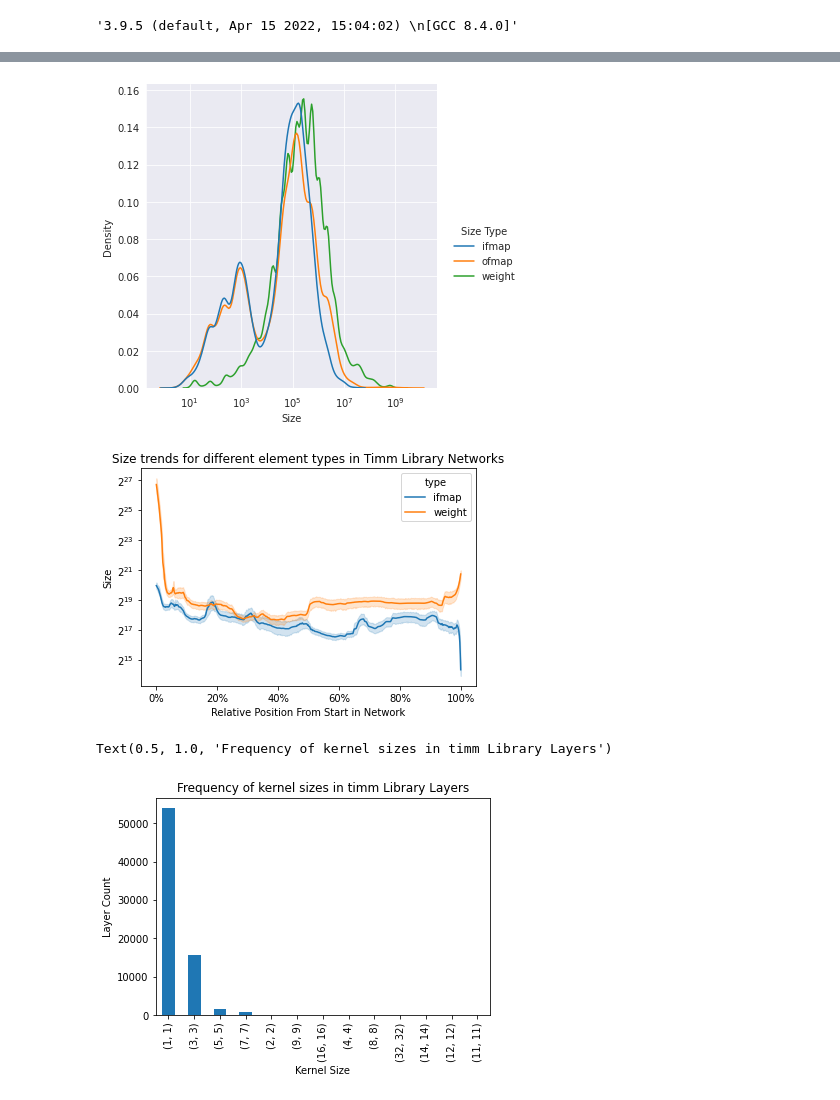
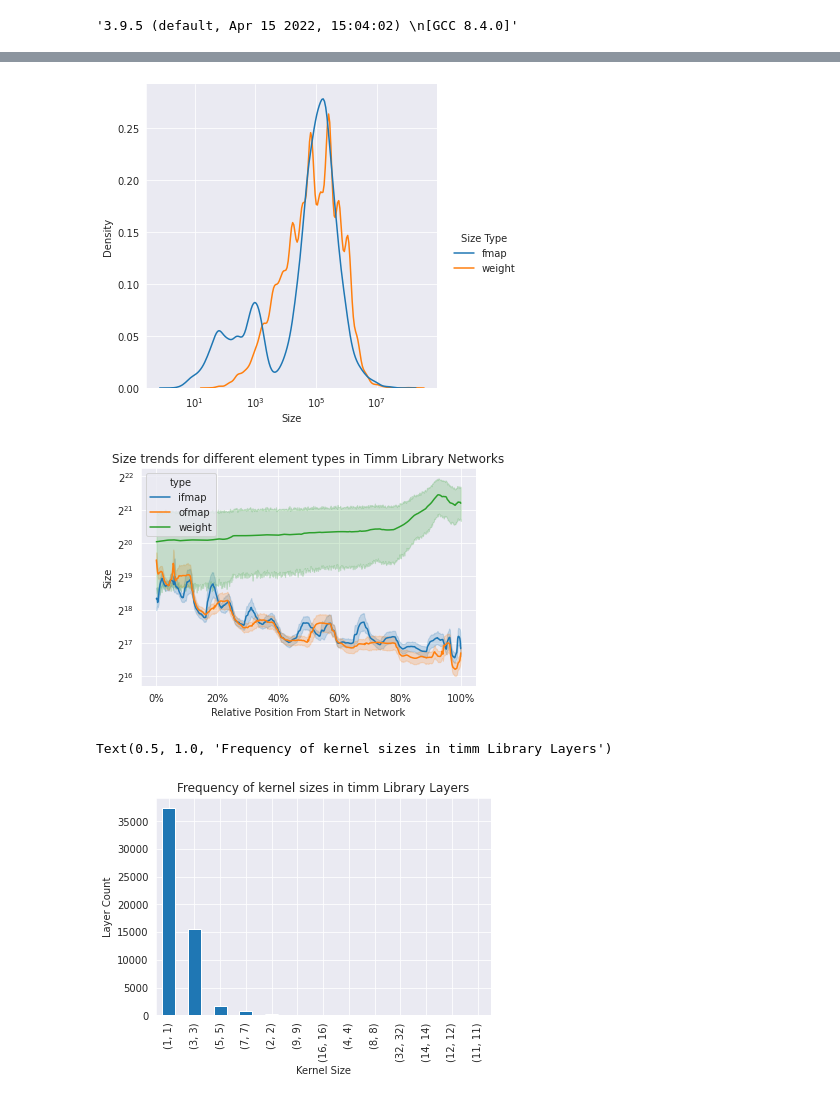
Before and after one commit to asultan123/hero-sim, a Jupyter notebook: scripts/macro_stats.ipynb, the cells around one changed output, grey strips where cells are left out. Cells and saved outputs as stored; diff of their text form; code cells hidden in the pictures.

Commit message:
fixed issue with interpolation of size trends

```diff
--- a/scripts/macro_stats.ipynb
+++ b/scripts/macro_stats.ipynb
@@ -142,17 +142,19 @@ Text(0.5, 1.0, 'Ifmap/Ofmap/Weight Reuse Trend Per Element Loaded On Chip')
 # %%
 layer_properties = pd.read_csv("../data/layer_metrics.csv", index_col=[0, 1])
+layer_properties = layer_properties[layer_properties['type'] == 'conv']
+
 new_records = []
-for record in layer_properties[['ifmap_mem_size', 'ofmap_mem_size', 'weight_mem_size']].to_records():
-    new_records.append((record[0], record[1], 'ifmap', record[2]))
-    new_records.append((record[0], record[1], 'ofmap', record[3]))
+for record in layer_properties[['original_ifmap_mem_size', 'original_ofmap_mem_size', 'original_weight_mem_size']].to_records():
+    new_records.append((record[0], record[1], 'fmap', record[2]))
+    # new_records.append((record[0], record[1], 'ofmap', record[3]))
     new_records.append((record[0], record[1], 'weight', record[4]))
 df = pd.DataFrame.from_records(new_records, columns=['Model Name', 'Layer Name', 'Size Type', 'Size'])
 plt = sns.displot(data = df, x = 'Size', hue='Size Type', log_scale=True, kind='kde')
 # %% [output]
-[figure, old version]
+[figure, new version]
 # %%
 layer_properties = pd.read_csv("../data/layer_metrics.csv", index_col=[0, 1])
-
+layer_properties = layer_properties[layer_properties['type'] == 'conv']
 
 def get_interp_size_per_model(
     layer_properties: pd.DataFrame, size_type: str, longest_network_length: int
@@ -169,22 +171,24 @@ def get_interp_size_per_model(
     for model_name, values in mem_sizes.items():
         model_length = len(values)
         idx_list = np.linspace(0, longest_network_length, model_length)
-        interp_sizes[model_name] = np.interp(
-            np.arange(longest_network_length), idx_list, values
+        interp = np.interp(
+            x = np.arange(longest_network_length), xp = idx_list, fp = values
         )
+        interp_sizes[model_name] = interp
     return interp_sizes
 
 
 longest_network_length = layer_properties.groupby(level=0).size().max()
 interp_ifmap_sizes = get_interp_size_per_model(
-    layer_properties, "ifmap_mem_size", longest_network_length
+    layer_properties, "original_ifmap_mem_size", longest_network_length
 )
 interp_ofmap_sizes = get_interp_size_per_model(
-    layer_properties, "weight_mem_size", longest_network_length
+    layer_properties, "original_ofmap_mem_size", longest_network_length
 )
 interp_weight_sizes = get_interp_size_per_model(
-    layer_properties, "ofmap_mem_size", longest_network_length
+    layer_properties, "original_weight_mem_size", longest_network_length
 )
+interp_ifmap_sizes
 
 interp_sizes = {
     model_name: {
@@ -196,45 +200,46 @@ interp_sizes = {
 }
 interp_sizes_as_records = []
 for model_name, sizes in interp_sizes.items():
     for idx, (ifmap_size, ofmap_size, weight_mem) in enumerate(
         zip(sizes["ifmap_mem"], sizes["ofmap_mem"], sizes["weight_mem"])
     ):
         interp_sizes_as_records.append(
             {
                 "model_name": model_name,
                 "position": idx / longest_network_length * 100,
                 "type": "ifmap",
                 "size": ifmap_size,
             }
         )
-        # interp_sizes_as_records.append(
-        #     {
-        #         "model_name": model_name,
-        #         "position": idx / longest_network_length * 100,
-        #         "type": "ofmap",
-        #         "size": ofmap_size,
-        #     }
-        # )
+        interp_sizes_as_records.append(
+            {
+                "model_name": model_name,
+                "position": idx / longest_network_length * 100,
+                "type": "ofmap",
+                "size": ofmap_size,
+            }
+        )
         interp_sizes_as_records.append(
             {
                 "model_name": model_name,
                 "position": idx / longest_network_length * 100,
                 "type": "weight",
                 "size": weight_mem,
             }
         )
 df = pd.DataFrame.from_records(interp_sizes_as_records).sort_values(['model_name', 'position'])
 df.rename(columns={'position': "Relative Position From Start in Network", "size": "Size"}, inplace = True)
 plt = sns.lineplot(
-    data=df, x="Relative Position From Start in Network", y="Size", hue='type', ci=99
+    data=df, x="Relative Position From Start in Network", y="Size", hue='type', ci=95
 )
 plt.set_yscale('log', base = 2)
 plt.set_title('Size trends for different element types in Timm Library Networks')
 plt.xaxis.set_major_formatter(mtick.PercentFormatter())
 # %% [output]
-[figure, old version]
+[figure, new version]
 # %%
 layer_properties = pd.read_csv("../data/layer_metrics.csv", index_col=[0, 1])
+layer_properties = layer_properties[layer_properties['type'] == 'conv']
 freq = layer_properties['kernel_size'].value_counts()
 plt = freq.plot(kind='bar')
 plt.set_xlabel('Kernel Size')
@@ -242,6 +247,6 @@ plt.set_ylabel('Layer Count')
 plt.set_title('Frequency of kernel sizes in timm Library Layers')
 # %% [output]
 Text(0.5, 1.0, 'Frequency of kernel sizes in timm Library Layers')
-[figure, old version]
+[figure, new version]
 # %%
 layer_properties = pd.read_csv("../data/layer_metrics.csv", index_col=[0, 1])
```
Also changed, not shown: parts of 7 cells of this notebook.
